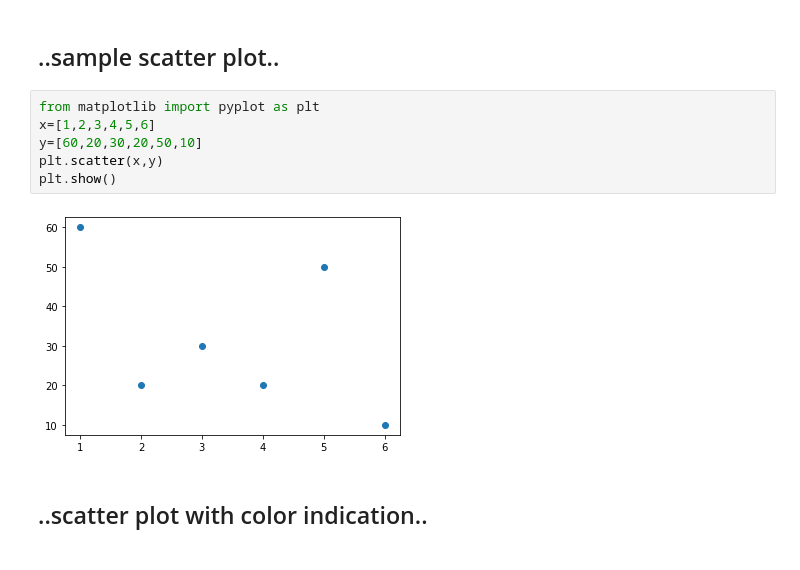
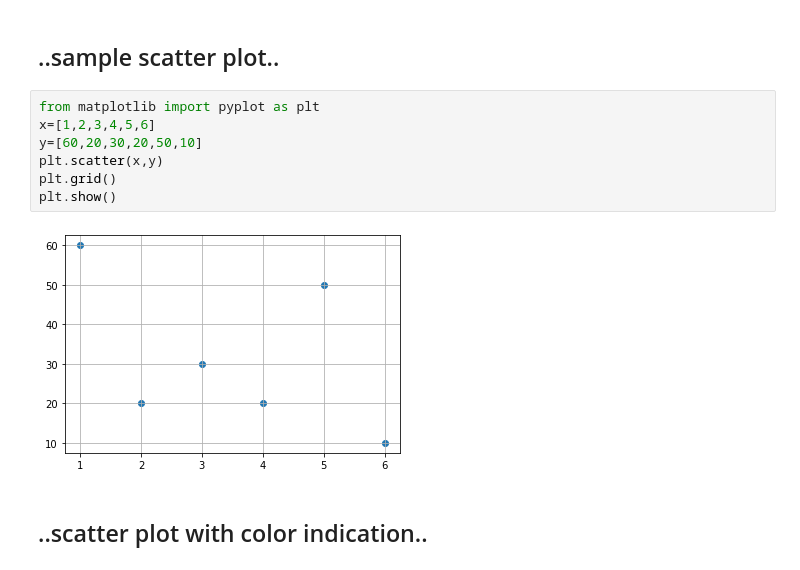
Before and after one commit to arroyoabhi/PythonTraining, a Jupyter notebook: Final_Task(shannu).ipynb, the cells around one changed output. Saved outputs shown, nothing was run; the diff lists cells and outputs as text.

```diff
--- a/Final_Task(shannu).ipynb
+++ b/Final_Task(shannu).ipynb
@@ -215,11 +215,12 @@ df.sort_values('Customer ID')
 # %%
 from matplotlib import pyplot as plt
 x=[1,2,3,4,5,6]
 y=[60,20,30,20,50,10]
 plt.scatter(x,y)
+plt.grid()
 plt.show()
 # %% [output]
-[figure, old version]
+[figure, new version]
 # %% [markdown]
 ## ..scatter plot with color indication..
 # %%
```
Also changed, not shown: parts of 7 cells of this notebook.
